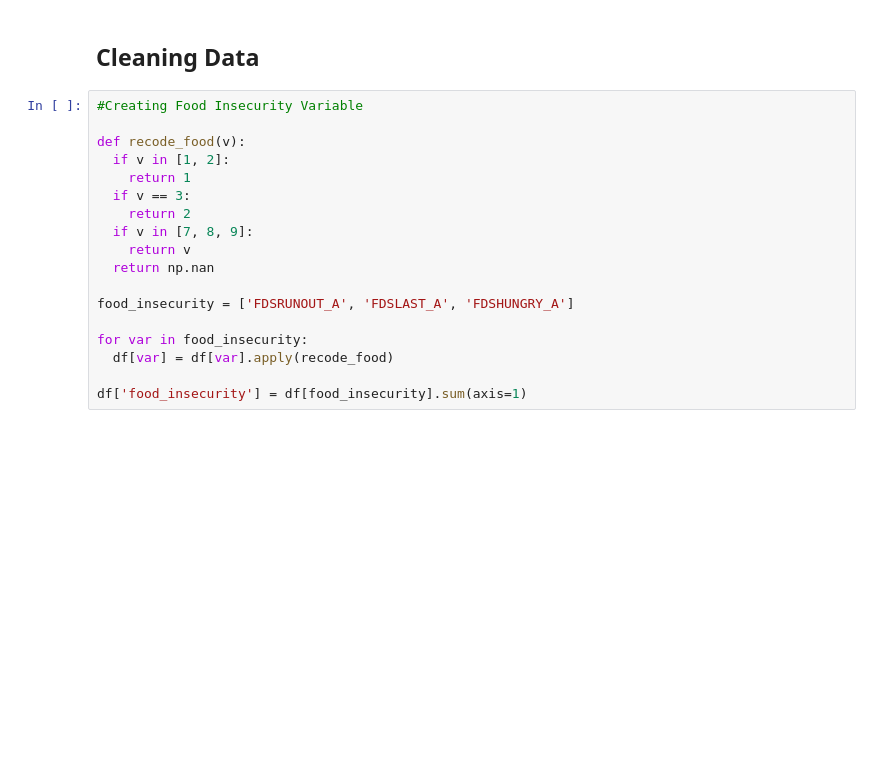
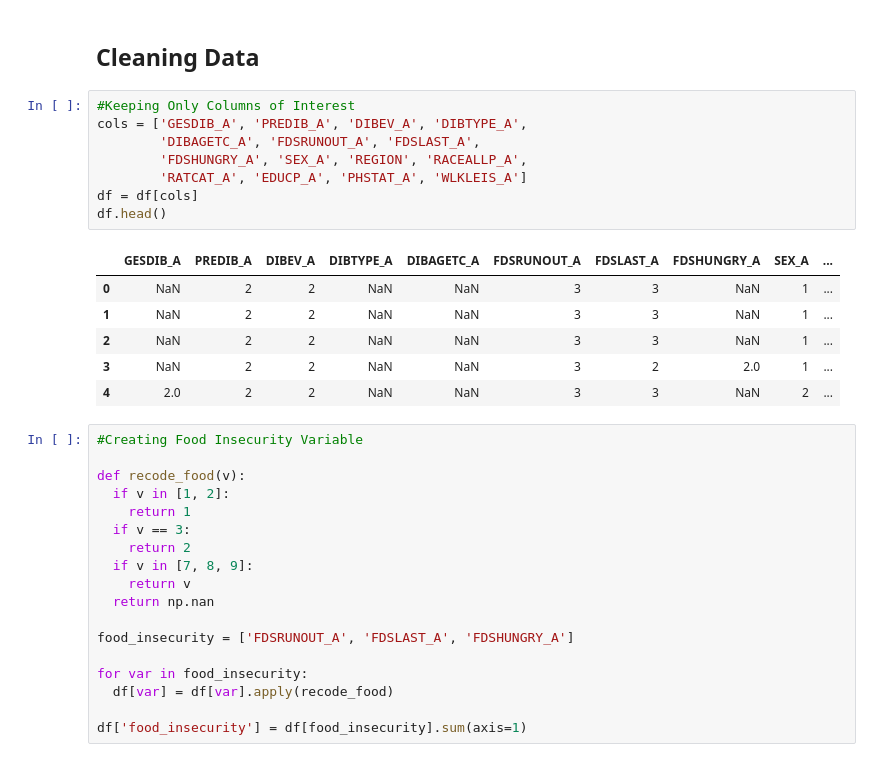
Before and after one commit to nladocsi/DS3001_F25_Project, a Jupyter notebook: Milestone3.ipynb, the cells around one changed output. Saved outputs shown, nothing was run; the diff lists cells and outputs as text; blank space fills up the shorter version.

Commit message:
Keeping columns of interest -Molly

```diff
--- a/Milestone3.ipynb
+++ b/Milestone3.ipynb
@@ -21,6 +21,21 @@ df.head()
 5 rows × 630 columns
 # %% [markdown]
 ## Cleaning Data
+# %%
+#Keeping Only Columns of Interest
+cols = ['GESDIB_A', 'PREDIB_A', 'DIBEV_A', 'DIBTYPE_A',
+        'DIBAGETC_A', 'FDSRUNOUT_A', 'FDSLAST_A',
+        'FDSHUNGRY_A', 'SEX_A', 'REGION', 'RACEALLP_A',
+        'RATCAT_A', 'EDUCP_A', 'PHSTAT_A', 'WLKLEIS_A']
+df = df[cols]
+df.head()
+# %% [output]
+|  | GESDIB_A | PREDIB_A | DIBEV_A | DIBTYPE_A | DIBAGETC_A | FDSRUNOUT_A | FDSLAST_A | FDSHUNGRY_A | SEX_A | ... |
+| 0 | NaN | 2 | 2 | NaN | NaN | 3 | 3 | NaN | 1 | ... |
+| 1 | NaN | 2 | 2 | NaN | NaN | 3 | 3 | NaN | 1 | ... |
+| 2 | NaN | 2 | 2 | NaN | NaN | 3 | 3 | NaN | 1 | ... |
+| 3 | NaN | 2 | 2 | NaN | NaN | 3 | 2 | 2.0 | 1 | ... |
+| 4 | 2.0 | 2 | 2 | NaN | NaN | 3 | 3 | NaN | 2 | ... |
 # %%
 #Creating Food Insecurity Variable
 
```
